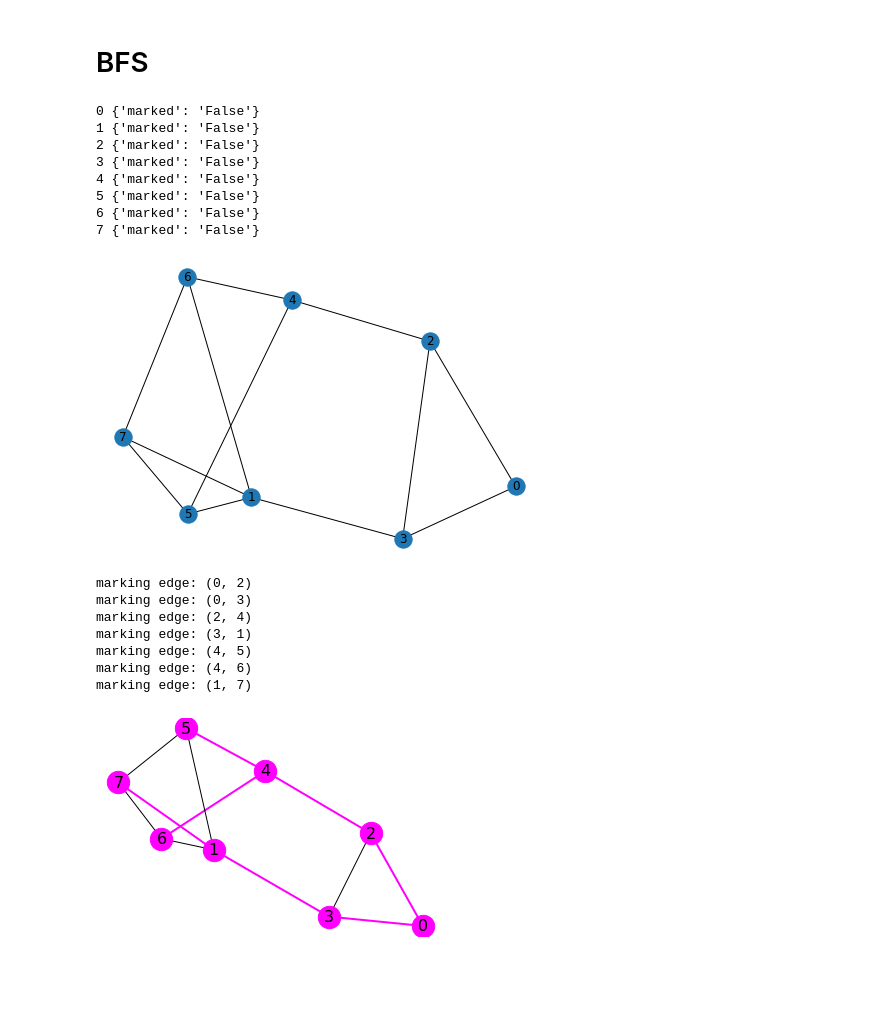
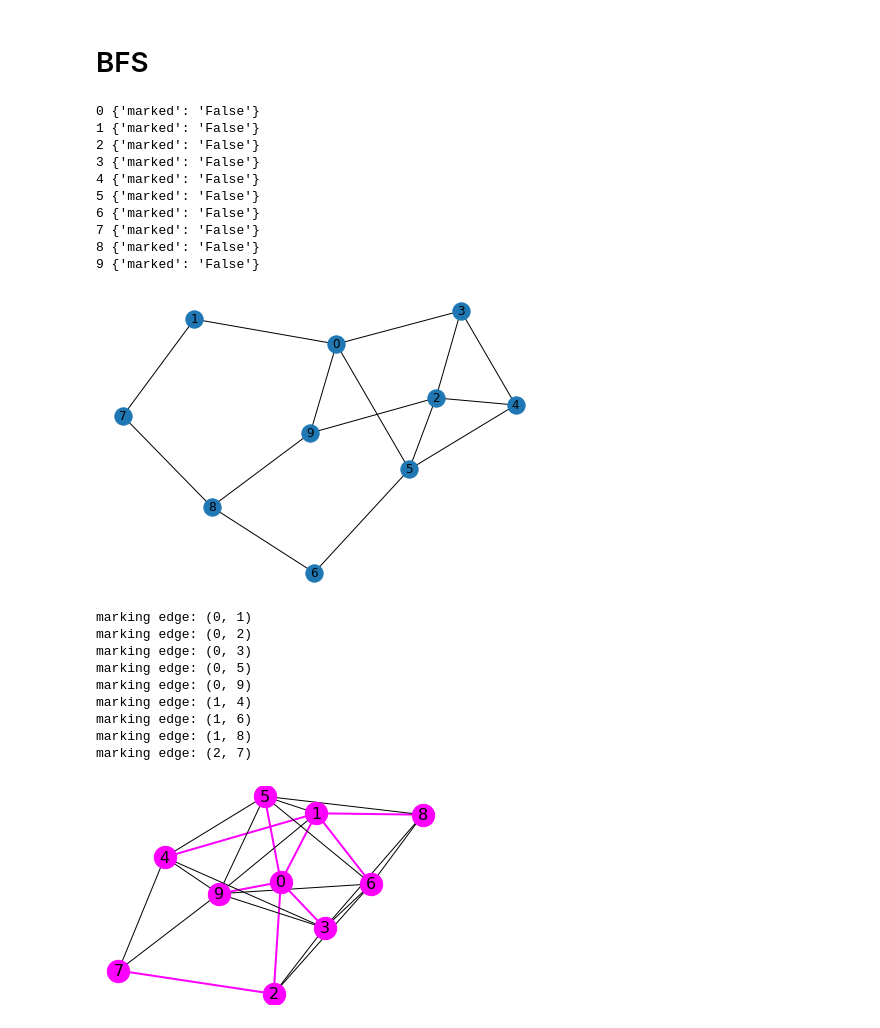
Before and after one commit to eytanohana/Graph-Algorithms, a Jupyter notebook: BFS_Iterative.ipynb, the cells around one changed output. Cells and saved outputs as stored; diff of their text form; code cells hidden in the pictures; blank space fills up the shorter version.

```diff
--- a/BFS_Iterative.ipynb
+++ b/BFS_Iterative.ipynb
@@ -6,27 +6,25 @@ from helper import draw_graph
 # %% [markdown]
 # BFS
 # %%
-G = nx.gnm_random_graph(12, 7)
-G = nx.complete_graph(8)
-G.remove_edges_from([(0, 1), (0, 5), (4, 7), (2, 6), (0, 4),
-                     (1, 2), (6, 3), (6, 5), (7, 0), (6, 0),
-                     (2, 5), (4, 1), (7, 3), (3, 4), (7, 2), (5, 3)])
+G = nx.erdos_renyi_graph(10, 0.3)
 
 for node in G:
     G.nodes[node]['marked'] = 'False'
     print(node, G.nodes[node])
 
 nx.draw(G, with_labels=True)
 # %% [output]
 0 {'marked': 'False'}
 1 {'marked': 'False'}
 2 {'marked': 'False'}
 3 {'marked': 'False'}
 4 {'marked': 'False'}
 5 {'marked': 'False'}
 6 {'marked': 'False'}
 7 {'marked': 'False'}
+8 {'marked': 'False'}
+9 {'marked': 'False'}
-[figure, old version]
+[figure, new version]
 # %%
 def BFS(graph, node):
     queue = []
@@ -47,14 +45,16 @@ def BFS(graph, node):
 cm(G)
 BFS(G, 0)
 # %% [output]
+marking edge: (0, 1)
 marking edge: (0, 2)
 marking edge: (0, 3)
-marking edge: (2, 4)
-marking edge: (3, 1)
-marking edge: (4, 5)
-marking edge: (4, 6)
-marking edge: (1, 7)
+marking edge: (0, 5)
+marking edge: (0, 9)
+marking edge: (1, 4)
+marking edge: (1, 6)
+marking edge: (1, 8)
+marking edge: (2, 7)
 # %%
 draw_graph(G)
 # %% [output]
-[figure, old version]
+[figure, new version]
```
